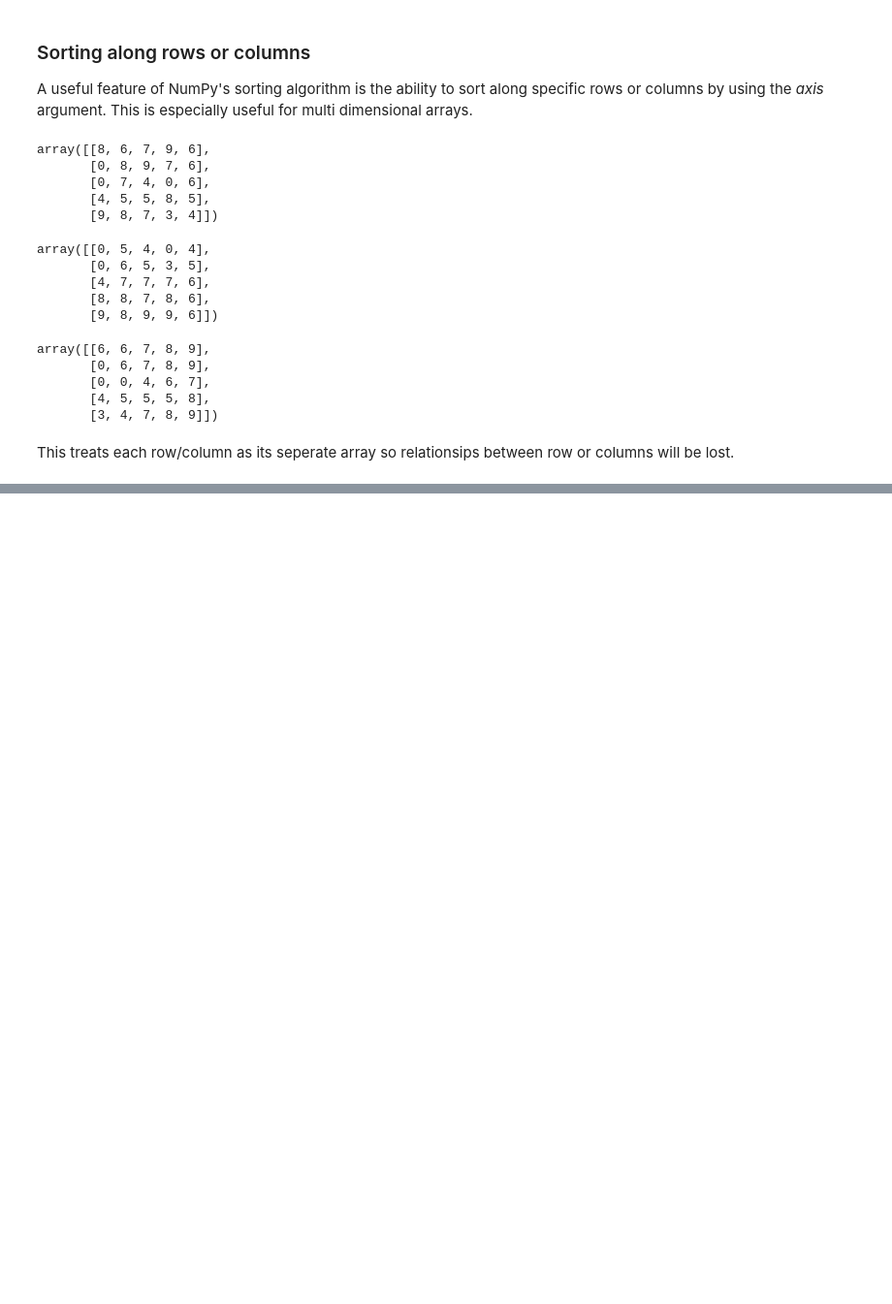
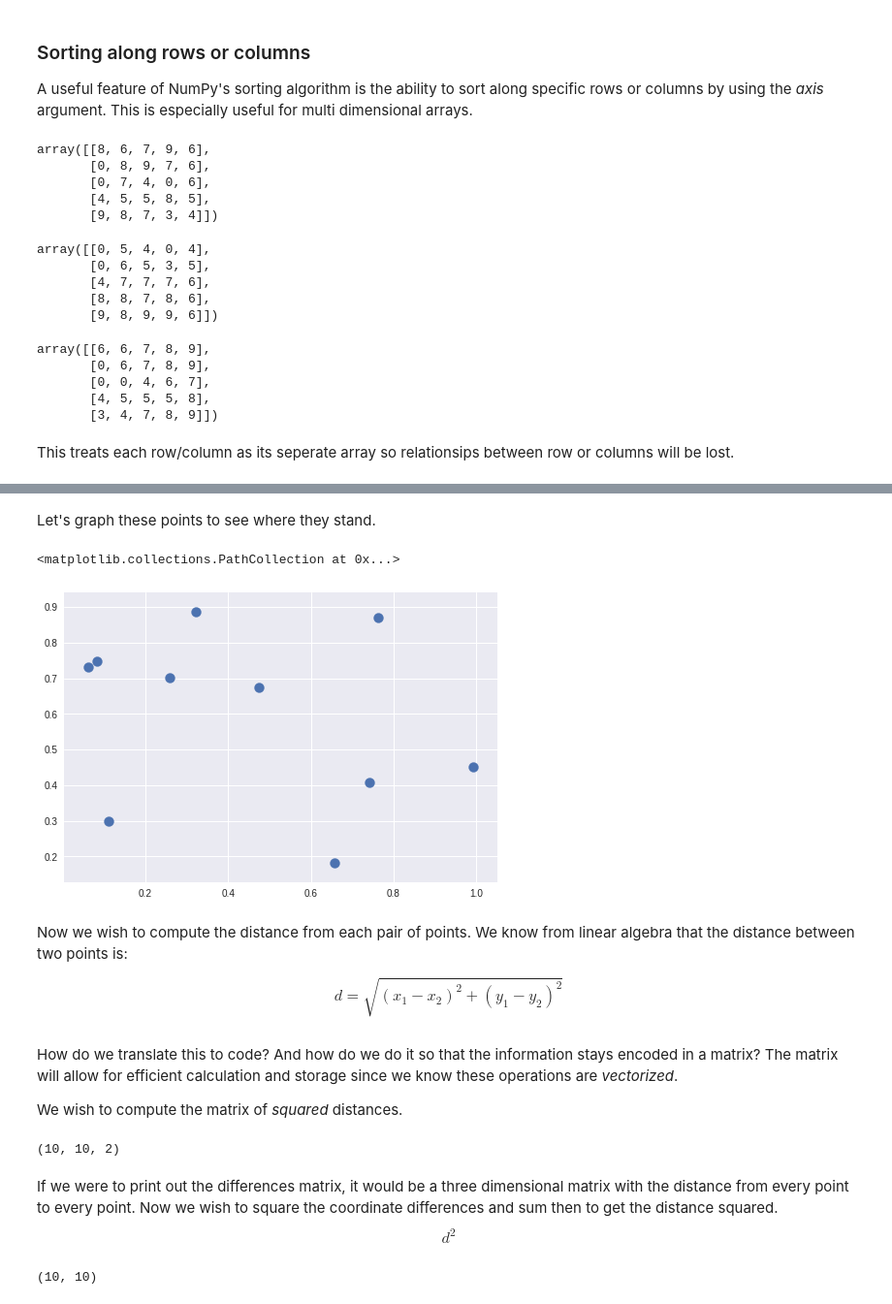
Before and after one commit to andresoro/Data-Science-Notes, a Jupyter notebook: intro_to_numpy/Sorting Arrays.ipynb, the cells around one changed output, grey strips where cells are left out. Shown at 97% size. Cells and saved outputs as stored; diff of their text form; code cells hidden in the pictures; blank space fills up the shorter version.

```diff
--- a/intro_to_numpy/Sorting Arrays.ipynb
+++ b/intro_to_numpy/Sorting Arrays.ipynb
@@ -86,0 +112,3 @@ This treats each row/column as its seperate array so relationsips between row or
+# %%
+X = rand.rand(10,2)
+X
@@ -86,0 +126,39 @@ This treats each row/column as its seperate array so relationsips between row or
+# %% [markdown]
+Let's graph these points to see where they stand.
+# %%
+%matplotlib inline
+import matplotlib.pyplot as plt
+import seaborn; seaborn.set() #plot styling
+plt.scatter(X[:,0], X[:, 1], s=100)
+# %% [output]
+<matplotlib.collections.PathCollection at 0x...>
+[figure, added]
+# %% [markdown]
+Now we wish to compute the distance from each pair of points. We know from linear algebra that the distance between two points is:
+
+$$d = \sqrt {\left( {x_1 - x_2 } \right)^2 + \left( {y_1 - y_2 } \right)^2}$$
+# %% [markdown]
+How do we translate this to code? And how do we do it so that the information stays encoded in a matrix? The matrix will allow for efficient calculation and storage since we know these operations are *vectorized*.
+
+We wish to compute the matrix of *squared* distances.
+# %%
+# for each pair of points, compute differences in their coordinates
+differences = X[:,np.newaxis, :] - X[np.newaxis, :, :]
+differences.shape
+# %% [output]
+(10, 10, 2)
+# %% [markdown]
+If we were to print out the differences matrix, it would be a three dimensional matrix with the distance from every point to every point. Now we wish to square the coordinate differences and sum then to get the distance squared.
+$$d^2$$
+# %%
+#square coordinate differences
+sq_differences = differences ** 2
+
+#sum the coordinate differences to get the squared distance.
+#sum(axis=-1) implies the sum counts from last to first axis
+#sum() returns matrix with specified axis removed
+
+dist_sq = sq_differences.sum(-1)
+dist_sq.shape
+# %% [output]
+(10, 10)
```
Also changed, not shown: parts of 15 cells of this notebook.
